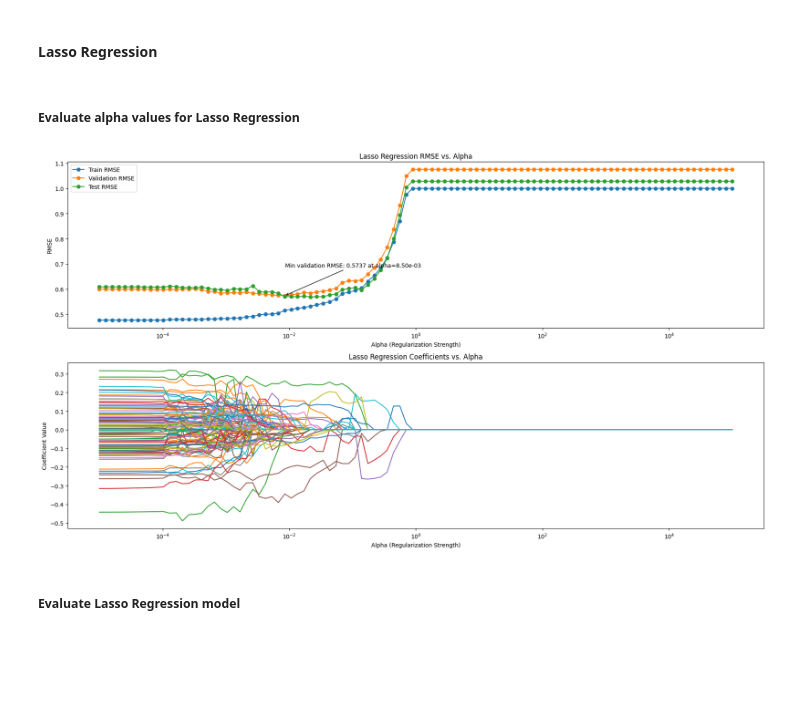
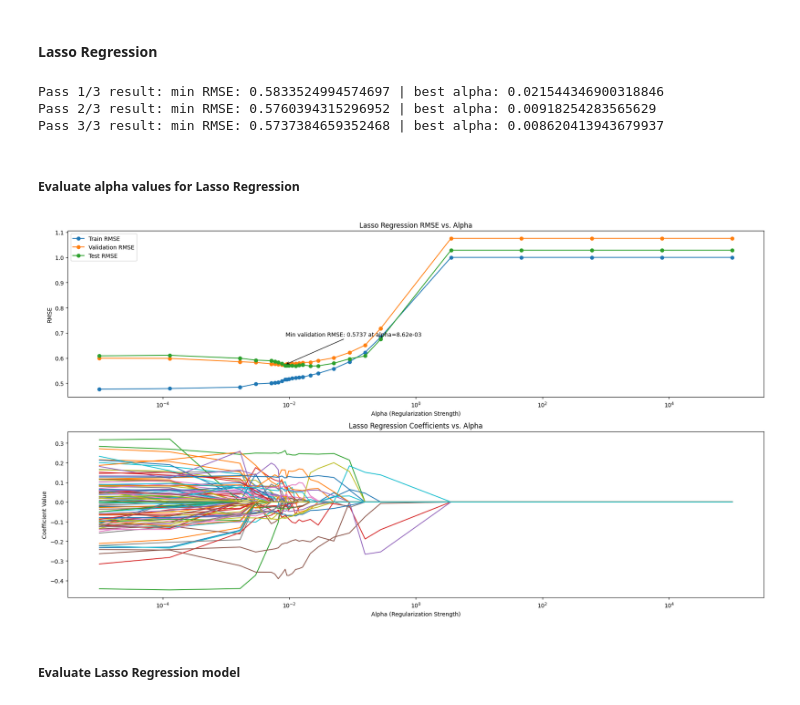
Before and after one commit to ostew5/cab420-introductory_problem_solving_tasks, a Jupyter notebook: 1. Regression.ipynb, the cells around one changed output. Cells and saved outputs as stored; diff of their text form; code cells hidden in the pictures; blank space fills up the shorter version.

Commit message:
Added multiple passes to converging on optimal RMSE in Ridge and Lasso regression

```diff
--- a/1. Regression.ipynb
+++ b/1. Regression.ipynb
@@ -296,7 +296,8 @@ MAE: 0.5070
 #
 # remember that lambda is a keyword in python, so we're calling the array below alphas.
 #
-alphas = np.logspace(-5, 5, 100)
+alphas = np.logspace(-5, 5, 10)
+passes = 3
 
 # Once you've found your ridge and lasso models, evaluate them, following the approach you've used for the linear method, and compare the
 # three models.
@@ -328,11 +358,11 @@ for rmse, label in zip(
     [rmse_train_rr, rmse_val_rr, rmse_test_rr],
     ['Train RMSE', 'Validation RMSE', 'Test RMSE']
     ):
-    axes[0].plot(alphas, rmse, label=label, marker='o')
+    axes[0].plot(alphas_rr_history, rmse, label=label, marker='o')
 
 axes[0].annotate(
-    f"Min validation RMSE: {min(rmse_val_rr):.4f} at alpha={alphas[np.argmin(rmse_val_rr)]:.2e}",
-    xy=(alphas[np.argmin(rmse_val_rr)], min(rmse_val_rr)),
+    f"Min validation RMSE: {min(rmse_val_rr):.4f} at alpha={alphas_rr_history[np.argmin(rmse_val_rr)]:.2e}",
+    xy=(alphas_rr_history[np.argmin(rmse_val_rr)], min(rmse_val_rr)),
     xytext=(1, 50),
     textcoords='offset points',
     arrowprops=dict(arrowstyle='->')
@@ -342,7 +372,7 @@ axes[0].set_xlabel('Alpha (Regularization Strength)')
 axes[0].set_ylabel('RMSE')
 axes[0].set_title('Ridge Regression RMSE vs. Alpha')
 axes[0].legend()
-axes[1].plot(alphas, coeffs_rr)
+axes[1].plot(alphas_rr_history, coeffs_rr)
 axes[1].set_xscale('log')
 axes[1].set_xlabel('Alpha (Regularization Strength)')
 axes[1].set_ylabel('Coefficient Value')
@@ -351,5 +381,5 @@ axes[1].set_title('Ridge Regression Coefficients vs. Alpha')
 plt.tight_layout()
 plt.show()
 
-best_alpha_rr = alphas[np.argmin(rmse_val_rr)]
+best_alpha_rr = alphas_rr_history[np.argmin(rmse_val_rr)]
 # %% [output]
@@ -429,52 +459,81 @@ rmse_val_lar = []
 rmse_test_lar = []
 coeffs_lar = []
 
-for a in alphas:
-    lar_model = sm.OLS(y_train, X_train).fit_regularized(alpha=a, L1_wt=1)
+alphas_lar = alphas.copy()
+alphas_lar_history = []
 
-    y_train_pred_lar = lar_model.predict(X_train)
-    y_val_pred_lar = lar_model.predict(X_val)
-    y_test_pred_lar = lar_model.predict(X_test)
+for p in range(0, passes):
+    start_idx = len(rmse_val_lar)
 
-    rmse_train_lar.append(np.sqrt(mean_squared_error(y_train, y_train_pred_lar)))
-    rmse_val_lar.append(np.sqrt(mean_squared_error(y_val, y_val_pred_lar)))
-    rmse_test_lar.append(np.sqrt(mean_squared_error(y_test, y_test_pred_lar)))
-    coeffs_lar.append(lar_model.params)
+    for a in alphas_lar:
+        lar_model = sm.OLS(y_train, X_train).fit_regularized(alpha=a, L1_wt=1)
+        rmse_train_lar.append(np.sqrt(mean_squared_error(y_train, lar_model.predict(X_train))))
+        rmse_val_lar.append(np.sqrt(mean_squared_error(y_val, lar_model.predict(X_val))))
+        rmse_test_lar.append(np.sqrt(mean_squared_error(y_test, lar_model.predict(X_test))))
+        coeffs_lar.append(lar_model.params)
+        alphas_lar_history.append(a)
+
+    pass_rmse = rmse_val_lar[start_idx:]
+    min_val_idx = np.argmin(pass_rmse)
+    min_val_rmse = pass_rmse[min_val_idx]
+    best_alpha = alphas_lar[min_val_idx]
+
+    print(f"Pass {p + 1}/{passes} result: min RMSE: {min_val_rmse} | best alpha: {best_alpha}")
+
+    lower_idx = max(0, min_val_idx - 1)
+    upper_idx = min(len(alphas_lar) - 1, min_val_idx + 1)
+
+    start_val = np.log10(alphas_lar[lower_idx])
+    end_val = np.log10(alphas_lar[upper_idx])
+
+    alphas_lar = np.logspace(start_val, end_val, 10)
+
+sorted_indices = np.argsort(alphas_lar_history)
+
+alphas_lar_history = np.array(alphas_lar_history)[sorted_indices]
+rmse_train_lar     = np.array(rmse_train_lar)[sorted_indices]
+rmse_val_lar       = np.array(rmse_val_lar)[sorted_indices]
+rmse_test_lar      = np.array(rmse_test_lar)[sorted_indices]
+coeffs_lar         = np.array(coeffs_lar)[sorted_indices]
+# %% [output]
+Pass 1/3 result: min RMSE: 0.5833524994574697 | best alpha: 0.021544346900318846
+Pass 2/3 result: min RMSE: 0.5760394315296952 | best alpha: 0.00918254283565629
+Pass 3/3 result: min RMSE: 0.5737384659352468 | best alpha: 0.008620413943679937
 # %% [markdown]
 ##### Evaluate alpha values for Lasso Regression
 # %%
 fig, axes = plt.subplots(2, 1, figsize=(18, 10))
 
 for rmse, label in zip(
     [rmse_train_lar, rmse_val_lar, rmse_test_lar],
     ['Train RMSE', 'Validation RMSE', 'Test RMSE']
     ):
-    axes[0].plot(alphas, rmse, label=label, marker='o')
+    axes[0].plot(alphas_lar_history, rmse, label=label, marker='o')
 
 axes[0].annotate(
-    f"Min validation RMSE: {min(rmse_val_lar):.4f} at alpha={alphas[np.argmin(rmse_val_lar)]:.2e}",
-    xy=(alphas[np.argmin(rmse_val_lar)], min(rmse_val_lar)),
+    f"Min validation RMSE: {min(rmse_val_lar):.4f} at alpha={alphas_lar_history[np.argmin(rmse_val_lar)]:.2e}",
+    xy=(alphas_lar_history[np.argmin(rmse_val_lar)], min(rmse_val_lar)),
     xytext=(1, 50),
     textcoords='offset points',
     arrowprops=dict(arrowstyle='->')
     )
 axes[0].set_xscale('log')
 axes[0].set_xlabel('Alpha (Regularization Strength)')
 axes[0].set_ylabel('RMSE')
 axes[0].set_title('Lasso Regression RMSE vs. Alpha')
 axes[0].legend()
-axes[1].plot(alphas, coeffs_lar)
+axes[1].plot(alphas_lar_history, coeffs_lar)
 axes[1].set_xscale('log')
 axes[1].set_xlabel('Alpha (Regularization Strength)')
 axes[1].set_ylabel('Coefficient Value')
 axes[1].set_title('Lasso Regression Coefficients vs. Alpha')
 
 plt.tight_layout()
 plt.show()
 
-best_alpha_lar = alphas[np.argmin(rmse_val_lar)]
+best_alpha_lar = alphas_lar_history[np.argmin(rmse_val_lar)]
 # %% [output]
-[figure, old version]
+[figure, new version]
 # %% [markdown]
 ##### Evaluate Lasso Regression model
 # %%
```
Also changed, not shown: parts of 6 cells of this notebook.
